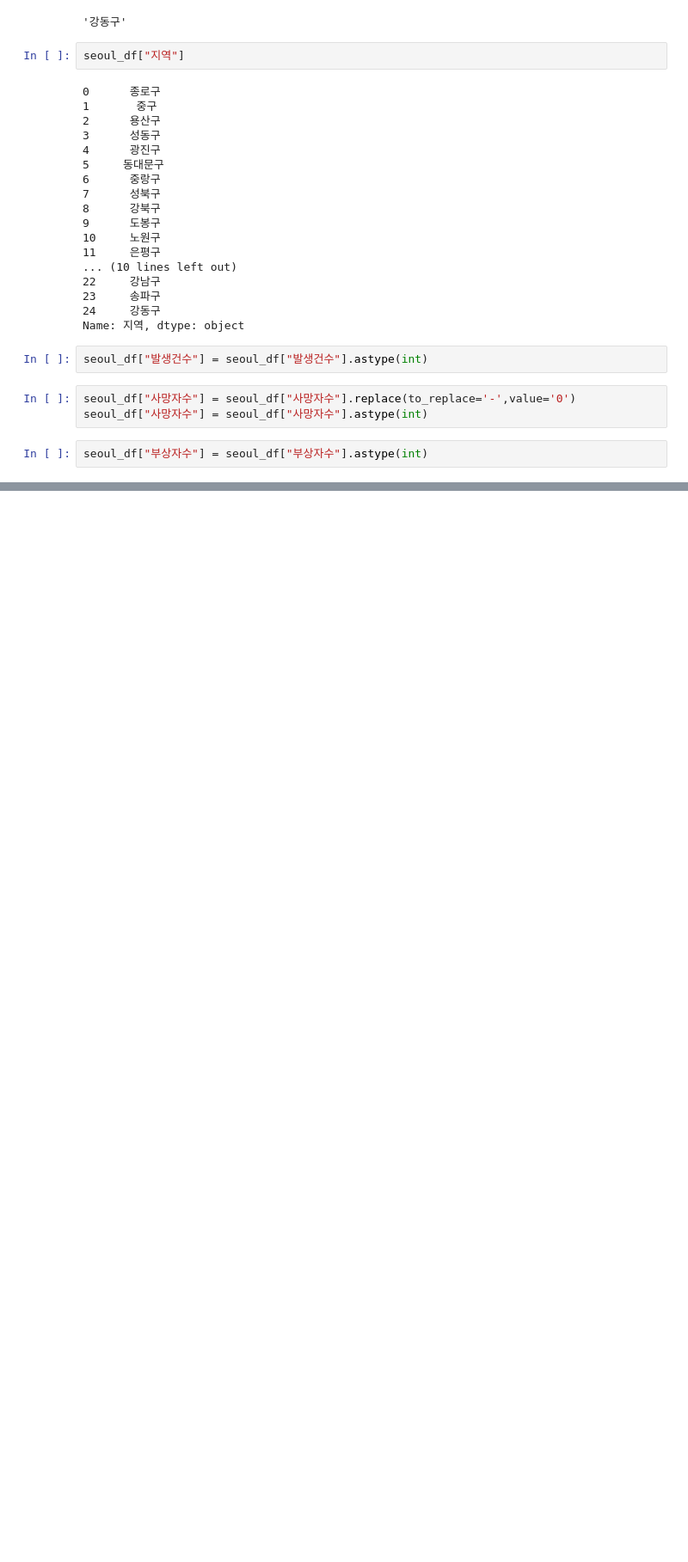
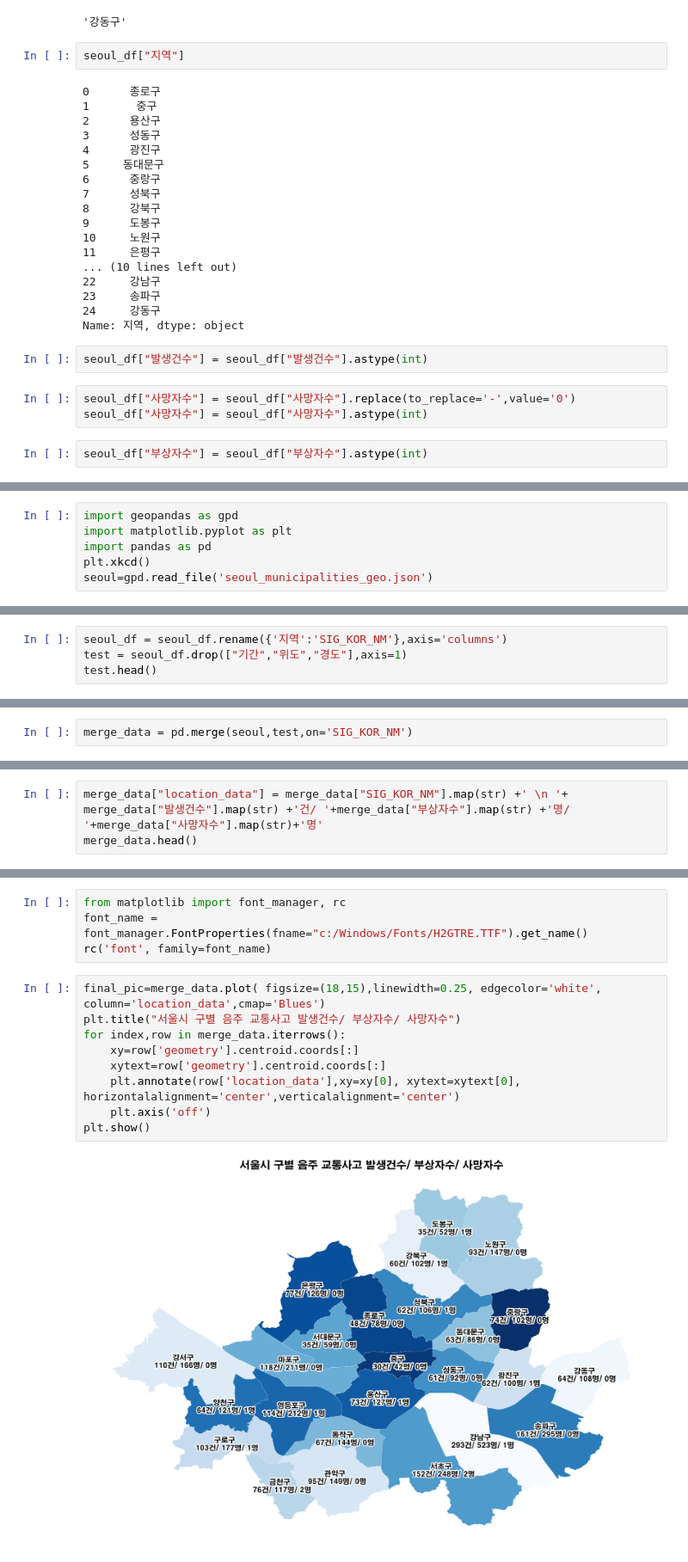
Before and after one commit to jeonprize/Accident, a Jupyter notebook: acl_accident.ipynb, the cells around one changed output, grey strips where cells are left out. Shown at 86% size. Cells and saved outputs as stored; diff of their text form; blank space fills up the shorter version.

```diff
--- a/acl_accident.ipynb
+++ b/acl_accident.ipynb
@@ -271,3 +271,9 @@ for i in seoul_df.index[:]:
 m
 # %% [output]
 [interactive output not drawn]
+# %%
+import geopandas as gpd
+import matplotlib.pyplot as plt
+import pandas as pd
+plt.xkcd()
+seoul=gpd.read_file('seoul_municipalities_geo.json')
@@ -273,0 +289,4 @@ m
+# %%
+seoul_df = seoul_df.rename({'지역':'SIG_KOR_NM'},axis='columns')
+test = seoul_df.drop(["기간","위도","경도"],axis=1)
+test.head()
@@ -273,0 +300,2 @@ m
+# %%
+merge_data = pd.merge(seoul,test,on='SIG_KOR_NM')
@@ -273,0 +309,3 @@ m
+# %%
+merge_data["location_data"] = merge_data["SIG_KOR_NM"].map(str) +' \n '+ merge_data["발생건수"].map(str) +'건/ '+merge_data["부상자수"].map(str) +'명/ '+merge_data["사망자수"].map(str)+'명'
+merge_data.head()
@@ -273,0 +319,15 @@ m
+# %%
+from matplotlib import font_manager, rc
+font_name = font_manager.FontProperties(fname="c:/Windows/Fonts/H2GTRE.TTF").get_name()
+rc('font', family=font_name)
+# %%
+final_pic=merge_data.plot( figsize=(18,15),linewidth=0.25, edgecolor='white', column='location_data',cmap='Blues')
+plt.title("서울시 구별 음주 교통사고 발생건수/ 부상자수/ 사망자수")
+for index,row in merge_data.iterrows():
+    xy=row['geometry'].centroid.coords[:]
+    xytext=row['geometry'].centroid.coords[:]
+    plt.annotate(row['location_data'],xy=xy[0], xytext=xytext[0],  horizontalalignment='center',verticalalignment='center')
+    plt.axis('off')
+plt.show()
+# %% [output]
+[figure, added]
```
Also changed, not shown: parts of 4 cells of this notebook.
